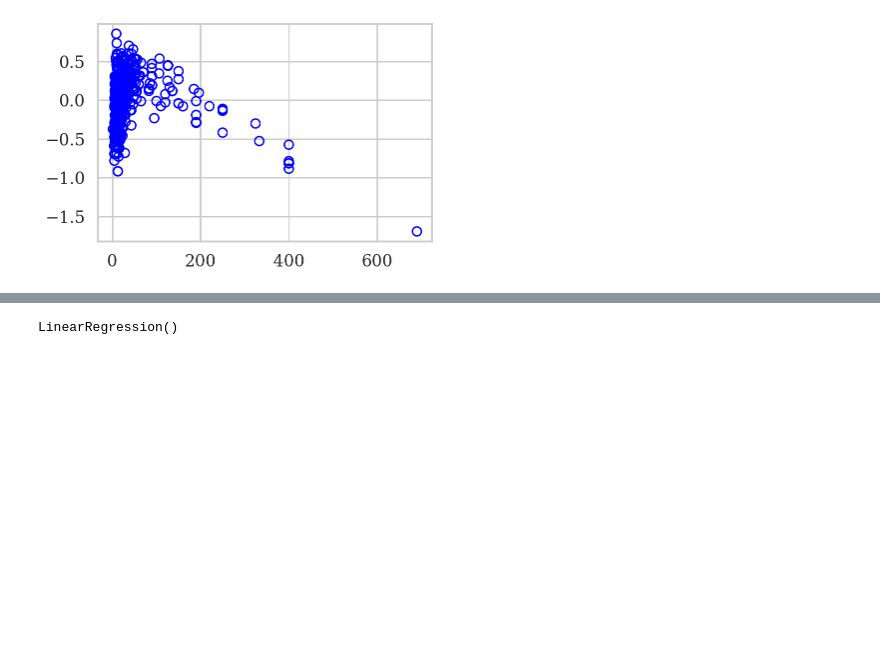
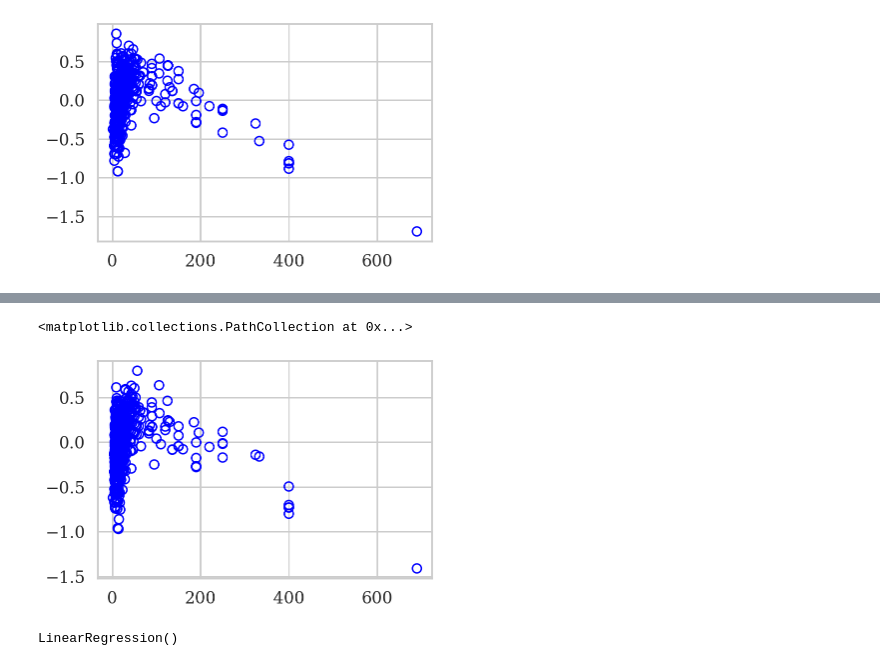
Before and after one commit to mattsegall/metis-project-2, a Jupyter notebook: Cleaning & Analysis Practice.ipynb, the cells around one changed output, grey strips where cells are left out. Drawn from its saved outputs; the diff is of its cells as text; code cells hidden in the pictures; blank space fills up the shorter version.

```diff
--- a/Cleaning & Analysis Practice.ipynb
+++ b/Cleaning & Analysis Practice.ipynb
@@ -214,0 +260,7 @@ plt.scatter(wine_data['Average Price'], y_resid, facecolors='none', edgecolors='
+# %%
+y_resid = y - y_predicted
+# %%
+plt.scatter(wine_data_with_dummies['Average Price'], y_resid, facecolors='none', edgecolors='b')
+# %% [output]
+<matplotlib.collections.PathCollection at 0x...>
+[figure, added]
```
Also changed, not shown: parts of 13 cells of this notebook.
